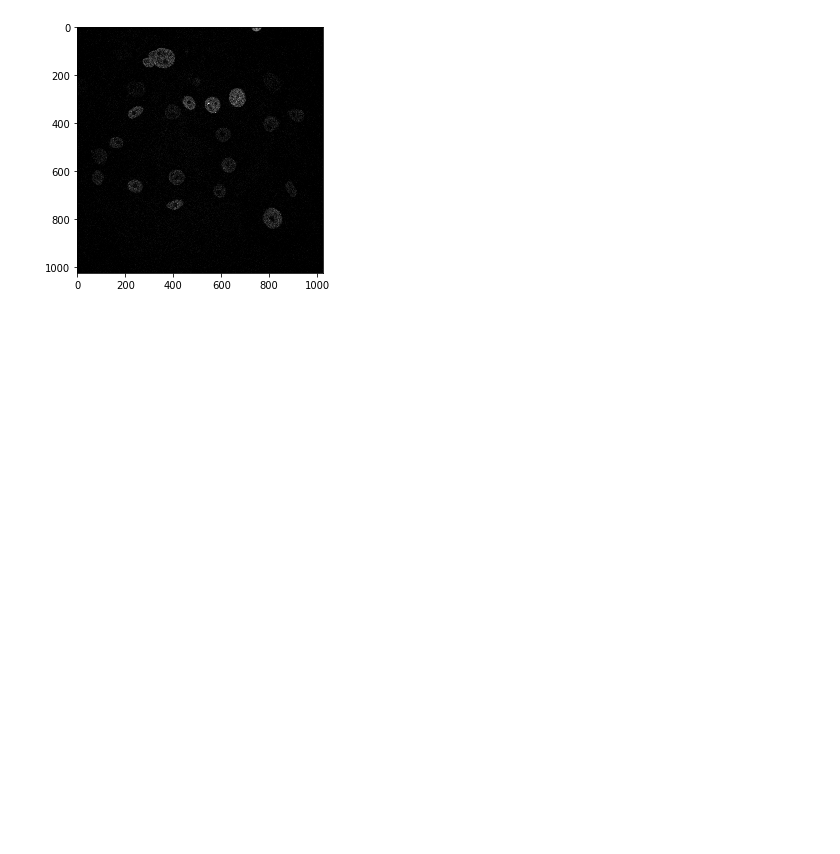
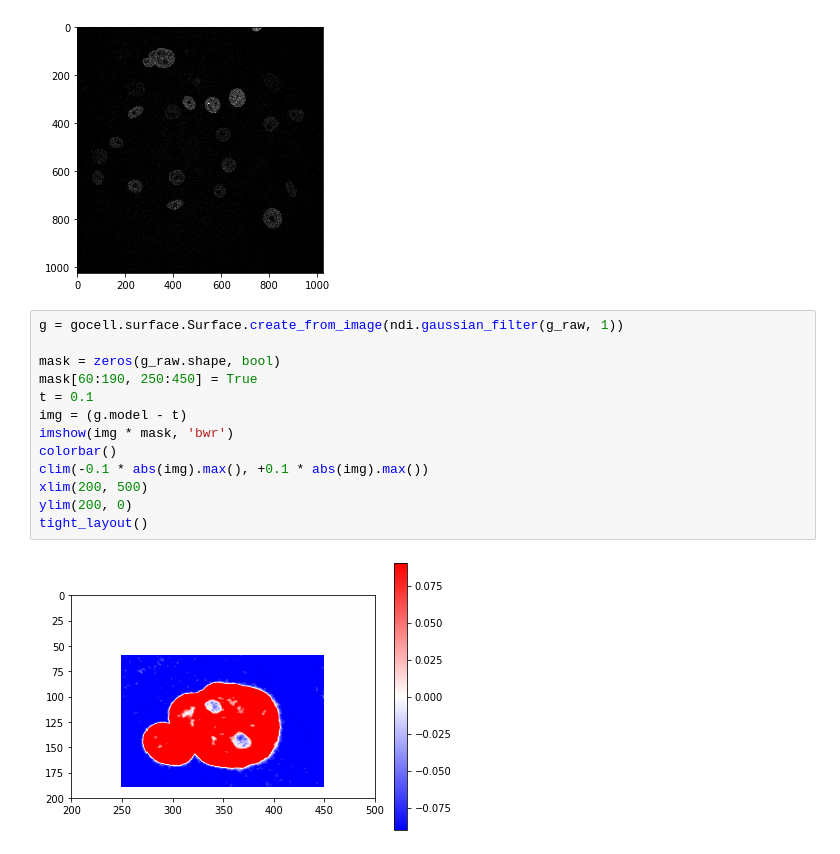
Before and after one commit to BMCV/SuperDSM, a Jupyter notebook: demo.ipynb, the cells around one changed output. Drawn from its saved outputs; the diff is of its cells as text; blank space fills up the shorter version.

Commit message:
starts implementing deformable models

```diff
--- a/demo.ipynb
+++ b/demo.ipynb
@@ -14,3 +15,18 @@ imshow(g_raw, 'gray')
 tight_layout()
 # %% [output]
 [figure]
+# %%
+g = gocell.surface.Surface.create_from_image(ndi.gaussian_filter(g_raw, 1))
+
+mask = zeros(g_raw.shape, bool)
+mask[60:190, 250:450] = True
+t = 0.1
+img = (g.model - t)
+imshow(img * mask, 'bwr')
+colorbar()
+clim(-0.1 * abs(img).max(), +0.1 * abs(img).max())
+xlim(200, 500)
+ylim(200, 0)
+tight_layout()
+# %% [output]
+[figure, added]
```
Also changed, not shown: parts of 15 cells of this notebook, 3 other files.
